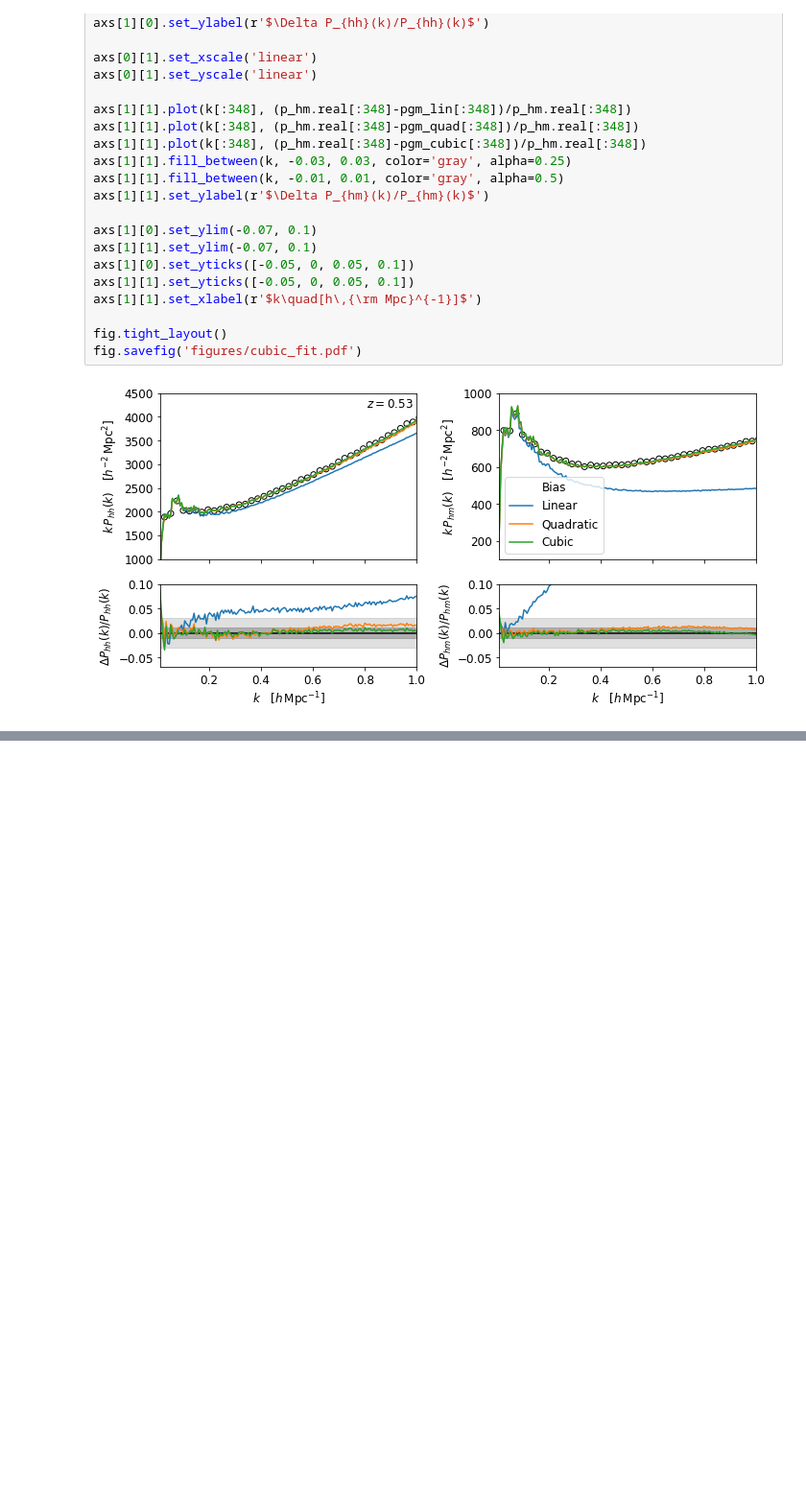
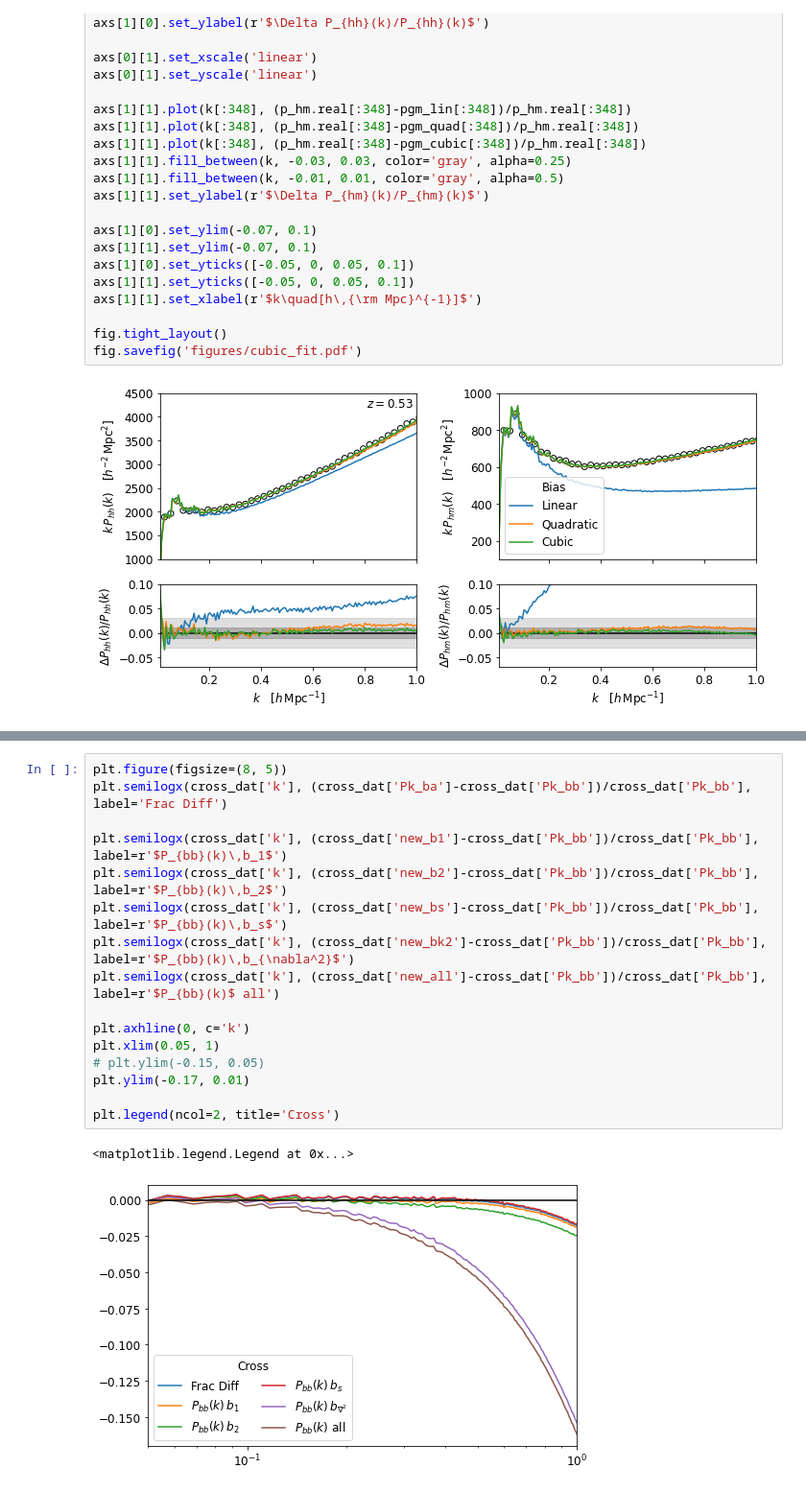
Before and after one commit to AlexaBartlett/HEFT-Simulation-Budgeting, a Jupyter notebook: linear_cubic_fits.ipynb, the cells around one changed output, grey strips where cells are left out. Shown at 96% size. Drawn from its saved outputs; the diff is of its cells as text; blank space fills up the shorter version.

```diff
--- a/linear_cubic_fits.ipynb
+++ b/linear_cubic_fits.ipynb
@@ -89,0 +124,19 @@ fig.savefig('figures/cubic_fit.pdf')
+# %%
+plt.figure(figsize=(8, 5))
+plt.semilogx(cross_dat['k'], (cross_dat['Pk_ba']-cross_dat['Pk_bb'])/cross_dat['Pk_bb'], label='Frac Diff')
+
+plt.semilogx(cross_dat['k'], (cross_dat['new_b1']-cross_dat['Pk_bb'])/cross_dat['Pk_bb'], label=r'$P_{bb}(k)\,b_1$')
+plt.semilogx(cross_dat['k'], (cross_dat['new_b2']-cross_dat['Pk_bb'])/cross_dat['Pk_bb'], label=r'$P_{bb}(k)\,b_2$')
+plt.semilogx(cross_dat['k'], (cross_dat['new_bs']-cross_dat['Pk_bb'])/cross_dat['Pk_bb'], label=r'$P_{bb}(k)\,b_s$')
+plt.semilogx(cross_dat['k'], (cross_dat['new_bk2']-cross_dat['Pk_bb'])/cross_dat['Pk_bb'], label=r'$P_{bb}(k)\,b_{\nabla^2}$')
+plt.semilogx(cross_dat['k'], (cross_dat['new_all']-cross_dat['Pk_bb'])/cross_dat['Pk_bb'], label=r'$P_{bb}(k)$ all')
+
+plt.axhline(0, c='k')
+plt.xlim(0.05, 1)
+# plt.ylim(-0.15, 0.05)
+plt.ylim(-0.17, 0.01)
+
+plt.legend(ncol=2, title='Cross')
+# %% [output]
+<matplotlib.legend.Legend at 0x...>
+[figure, added]
```
Also changed, not shown: parts of 4 cells of this notebook, 2 other files.
